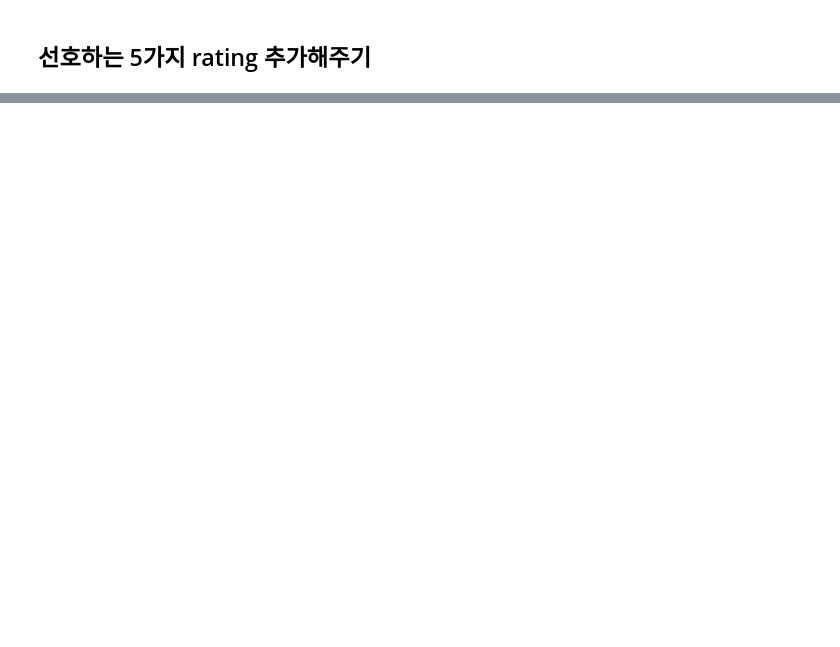
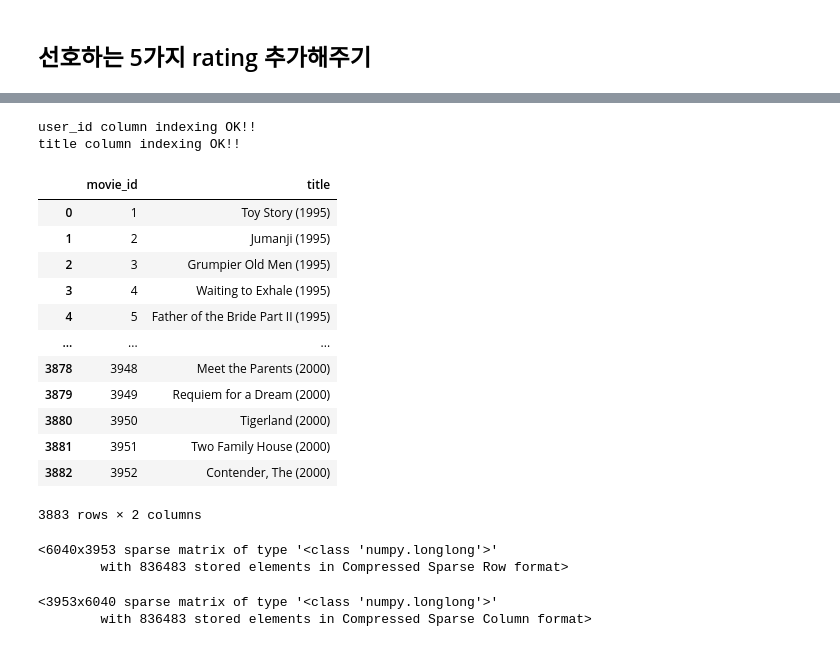
Before and after one commit to cosmic4dev/modulab, a Jupyter notebook: [E-09]RecommendSystem.ipynb, the cells around one changed output, grey strips where cells are left out. Drawn from its saved outputs; the diff is of its cells as text; code cells hidden in the pictures; blank space fills up the shorter version.

```diff
--- a/[E-09]RecommendSystem.ipynb
+++ b/[E-09]RecommendSystem.ipynb
@@ -130,4 +165,63 @@ Name: user_id, dtype: int64
+# %%
+# 고유한 유저, 아티스트를 찾아내는 코드
+user_unique = ratings['user_id'].unique()
+movie_unique = ratings['title'].unique()
+
+# 유저, 아티스트 indexing 하는 코드 idx는 index의 약자입니다.
+user_to_idx = {v:k for k,v in enumerate(user_unique)}
+movie_to_idx = {v:k for k,v in enumerate(movie_unique)}
+# %%
+# indexing을 통해 데이터 컬럼 내 값을 바꾸는 코드
+
+# user_to_idx.get을 통해 user_id 컬럼의 모든 값을 인덱싱한 Series를 구해 봅시다.
+# 혹시 정상적으로 인덱싱되지 않은 row가 있다면 인덱스가 NaN이 될 테니 dropna()로 제거합니다.
+temp_user_data = ratings['user_id'].map(user_to_idx.get).dropna()
+if len(temp_user_data) == len(ratings):   # 모든 row가 정상적으로 인덱싱되었다면
+    print('user_id column indexing OK!!')
+    ratings['user_id'] = temp_user_data   # data['user_id']을 인덱싱된 Series로 교체해 줍니다.
+else:
+    print('user_id column indexing Fail!!')
+
+# artist_to_idx을 통해 title 컬럼도 동일한 방식으로 인덱싱해 줍니다.
+temp_movie_data = ratings['title'].map(movie_to_idx.get).dropna()
+if len(temp_movie_data) == len(ratings):
+    print('title column indexing OK!!')
+    ratings['title'] = temp_movie_data
+else:
+    print('title column indexing Fail!!')
+
+data
+# %% [output]
+user_id column indexing OK!!
+title column indexing OK!!
+|  | movie_id | title |
+| 0 | 1 | Toy Story (1995) |
+| 1 | 2 | Jumanji (1995) |
+| 2 | 3 | Grumpier Old Men (1995) |
+| 3 | 4 | Waiting to Exhale (1995) |
+| 4 | 5 | Father of the Bride Part II (1995) |
+| ... | ... | ... |
+| 3878 | 3948 | Meet the Parents (2000) |
+| 3879 | 3949 | Requiem for a Dream (2000) |
+| 3880 | 3950 | Tigerland (2000) |
+| 3881 | 3951 | Two Family House (2000) |
+| 3882 | 3952 | Contender, The (2000) |
+3883 rows × 2 columns
+# %%
+#CSR matrix
+
+from scipy.sparse import csr_matrix
+
+num_user = ratings['user_id'].nunique()
+num_movie = ratings['movie_id'].nunique()
+
+csr_data = csr_matrix((ratings['count'], (ratings.user_id, ratings.movie_id)))
+csr_data
+# %% [output]
+<6040x3953 sparse matrix of type '<class 'numpy.longlong'>'
+        with 836483 stored elements in Compressed Sparse Row format>
 # %%
+# 모델 구성 및 트레이닝
 
 from implicit.als import AlternatingLeastSquares
 import os
@@ -137,3 +231,13 @@ import numpy as np
 os.environ['OPENBLAS_NUM_THREADS']='1'
 os.environ['KMP_DUPLICATE_LIB_OK']='True'
 os.environ['MKL_NUM_THREADS']='1'
+
+# Implicit AlternatingLeastSquares 모델의 선언
+als_model = AlternatingLeastSquares(factors=100, regularization=0.01, use_gpu=False, iterations=15, dtype=np.float32)
+
+# als 모델은 input으로 (item X user 꼴의 matrix를 받기 때문에 Transpose해줍니다.)
+csr_data_transpose = csr_data.T
+csr_data_transpose
+# %% [output]
+<3953x6040 sparse matrix of type '<class 'numpy.longlong'>'
+        with 836483 stored elements in Compressed Sparse Column format>
```
Also changed, not shown: parts of 24 cells of this notebook.
